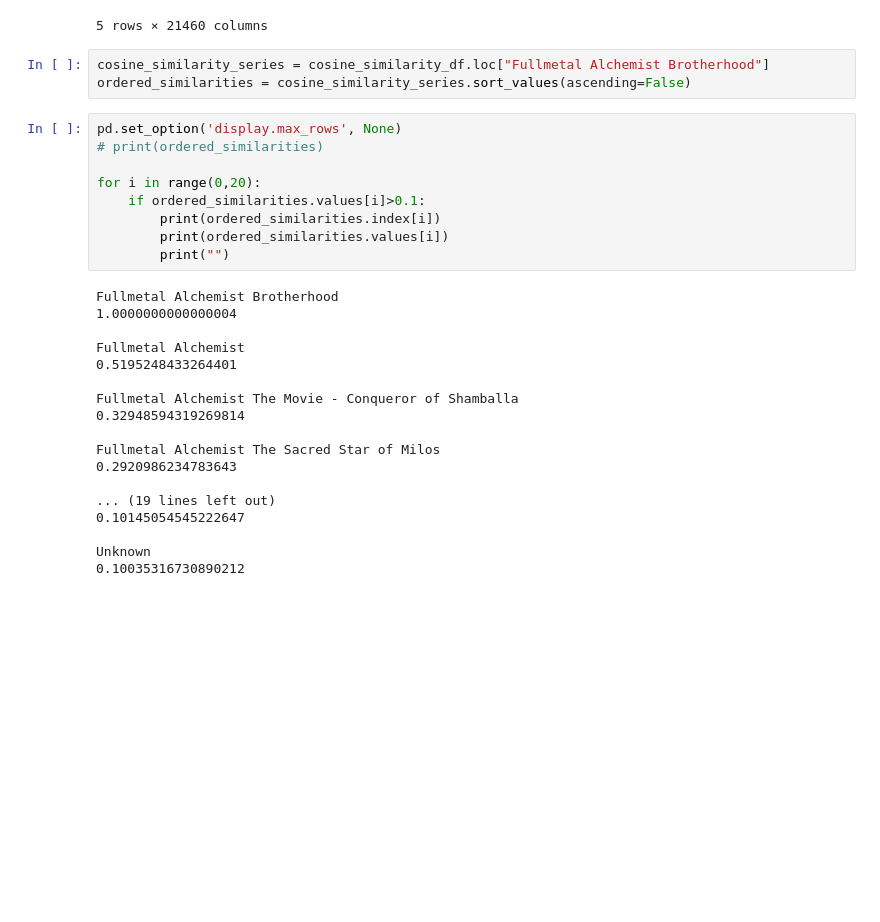
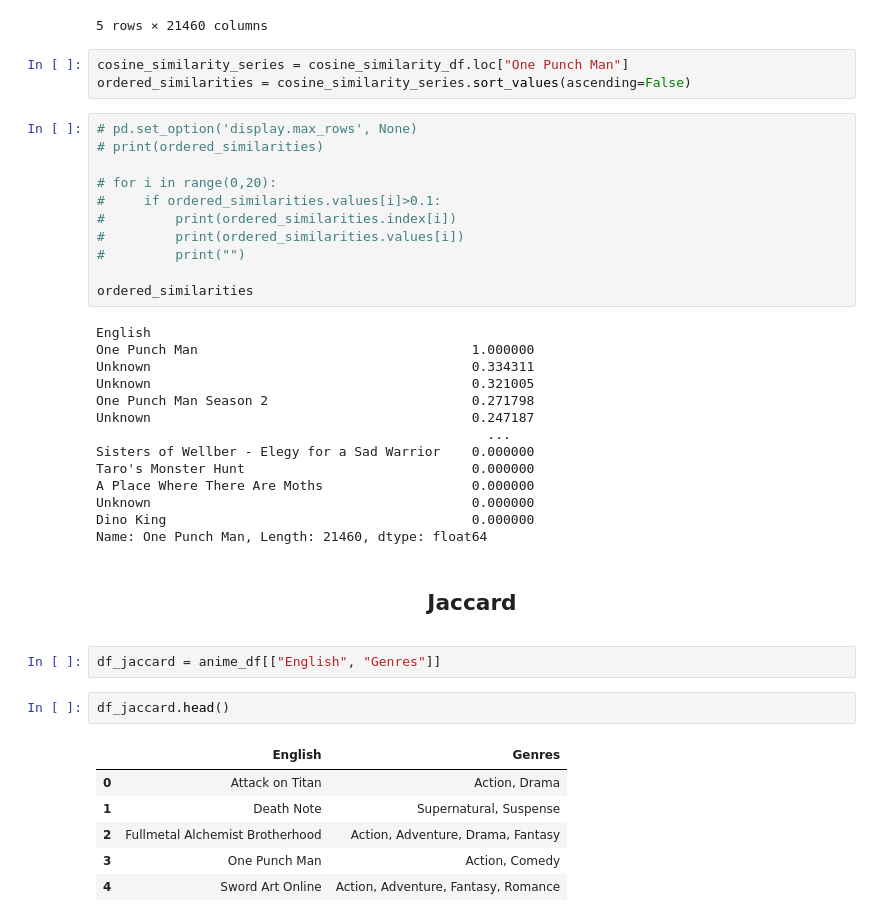
Before and after one commit to 68freeworld/Anime-Recommendation-Model, a Jupyter notebook: anime.ipynb, the cells around one changed output. Saved outputs shown, nothing was run; the diff lists cells and outputs as text; blank space fills up the shorter version.

```diff
--- a/anime.ipynb
+++ b/anime.ipynb
@@ -163,32 +166,43 @@ cosine_similarity_df.head()
 | Sword Art Online | 0.017222 | 0.034031 | 0.018750 | 0.024467 | 1.000000 | ... | ... |
 5 rows × 21460 columns
 # %%
-cosine_similarity_series = cosine_similarity_df.loc["Fullmetal Alchemist Brotherhood"]
+cosine_similarity_series = cosine_similarity_df.loc["One Punch Man"]
 ordered_similarities = cosine_similarity_series.sort_values(ascending=False)
 # %%
-pd.set_option('display.max_rows', None)
+# pd.set_option('display.max_rows', None)
 # print(ordered_similarities)
 
-for i in range(0,20):
-    if ordered_similarities.values[i]>0.1:
-        print(ordered_similarities.index[i])
-        print(ordered_similarities.values[i])
-        print("")
+# for i in range(0,20):
+#     if ordered_similarities.values[i]>0.1:
+#         print(ordered_similarities.index[i])
+#         print(ordered_similarities.values[i])
+#         print("")
+
+ordered_similarities
 # %% [output]
-Fullmetal Alchemist Brotherhood
-1.0000000000000004
-
-Fullmetal Alchemist
-0.5195248433264401
-
-Fullmetal Alchemist The Movie - Conqueror of Shamballa
-0.32948594319269814
-
-Fullmetal Alchemist The Sacred Star of Milos
-0.2920986234783643
-
-... (19 lines left out)
-0.10145054545222647
-
-Unknown
-0.10035316730890212
+English
+One Punch Man                                   1.000000
+Unknown                                         0.334311
+Unknown                                         0.321005
+One Punch Man Season 2                          0.271798
+Unknown                                         0.247187
+                                                  ...
+Sisters of Wellber - Elegy for a Sad Warrior    0.000000
+Taro's Monster Hunt                             0.000000
+A Place Where There Are Moths                   0.000000
+Unknown                                         0.000000
+Dino King                                       0.000000
+Name: One Punch Man, Length: 21460, dtype: float64
+# %% [markdown]
+<center><h2>Jaccard</h2></center>
+# %%
+df_jaccard = anime_df[["English", "Genres"]]
+# %%
+df_jaccard.head()
+# %% [output]
+|  | English | Genres |
+| 0 | Attack on Titan | Action, Drama |
+| 1 | Death Note | Supernatural, Suspense |
+| 2 | Fullmetal Alchemist Brotherhood | Action, Adventure, Drama, Fantasy |
+| 3 | One Punch Man | Action, Comedy |
+| 4 | Sword Art Online | Action, Adventure, Fantasy, Romance |
```
Also changed, not shown: parts of 14 cells of this notebook.
